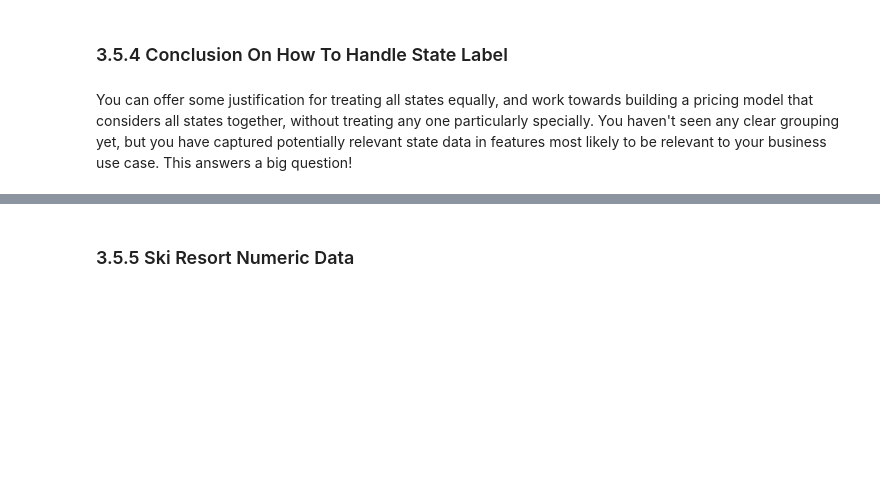
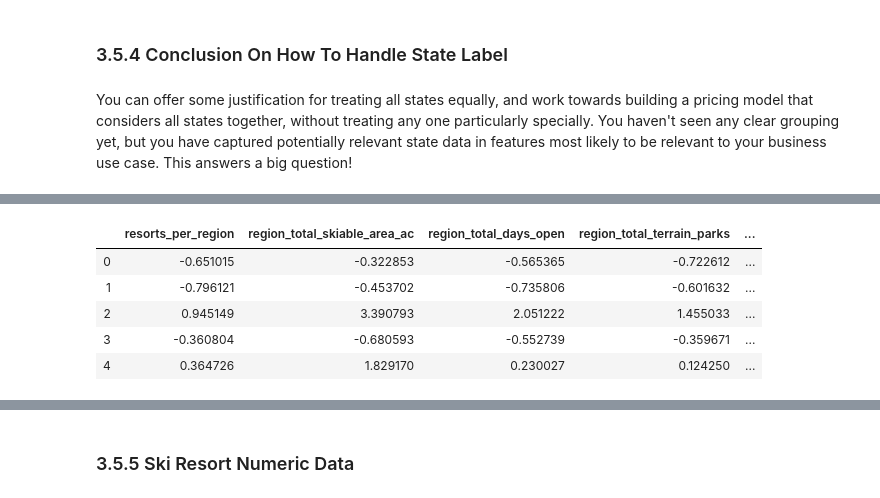
Before and after one commit to rrpelgrim/DataScienceGuidedCapstone, a Jupyter notebook: Step Three - Exploratory Data Analysis/03_exploratory_data_analysis.ipynb, the cells around one changed output, grey strips where cells are left out. Drawn from its saved outputs; the diff is of its cells as text; code cells hidden in the pictures; blank space fills up the shorter version.

```diff
--- a/Step Three - Exploratory Data Analysis/03_exploratory_data_analysis.ipynb
+++ b/Step Three - Exploratory Data Analysis/03_exploratory_data_analysis.ipynb
@@ -707,0 +743,11 @@ region_summary.head(15)
+# %%
+region_summary_scale = scale(region_summary_scale)
+region_summary_scaled_df = pd.DataFrame(region_summary_scale, columns=region_summary_columns)
+region_summary_scaled_df.head()
+# %% [output]
+|  | resorts_per_region | region_total_skiable_area_ac | region_total_days_open | region_total_terrain_parks | ... |
+| 0 | -0.651015 | -0.322853 | -0.565365 | -0.722612 | ... |
+| 1 | -0.796121 | -0.453702 | -0.735806 | -0.601632 | ... |
+| 2 | 0.945149 | 3.390793 | 2.051222 | 1.455033 | ... |
+| 3 | -0.360804 | -0.680593 | -0.552739 | -0.359671 | ... |
+| 4 | 0.364726 | 1.829170 | 0.230027 | 0.124250 | ... |
```
Also changed, not shown: parts of 16 cells of this notebook.
